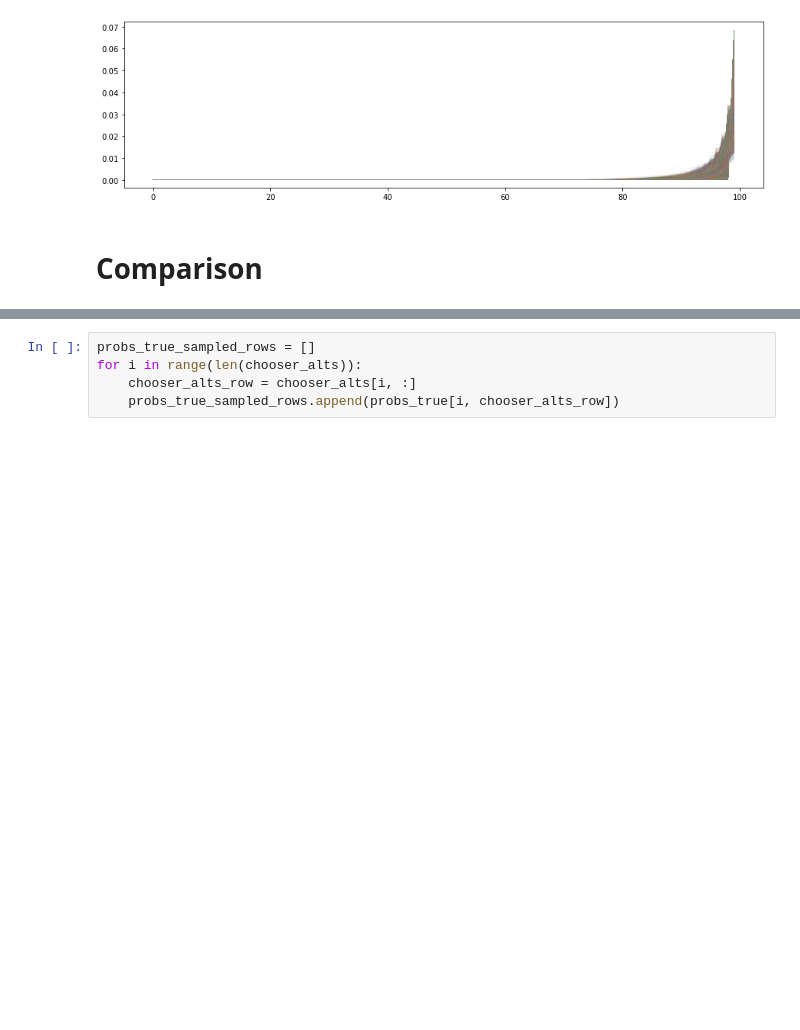
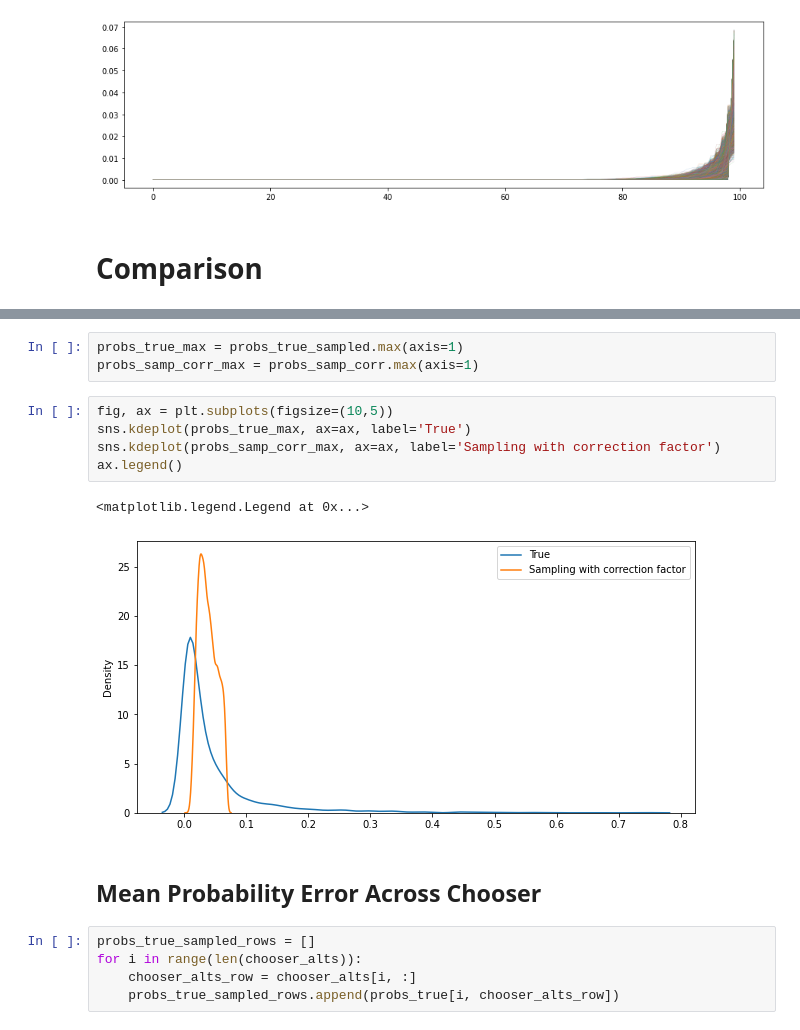
Before and after one commit to mxndrwgrdnr/simulation_bias, a Jupyter notebook: notebooks/large_mnl.ipynb, the cells around one changed output, grey strips where cells are left out. Saved outputs shown, nothing was run; the diff lists cells and outputs as text; blank space fills up the shorter version.

```diff
--- a/notebooks/large_mnl.ipynb
+++ b/notebooks/large_mnl.ipynb
@@ -243,3 +280,16 @@ Wall time: 3min 33s
+# %%
+probs_true_max = probs_true_sampled.max(axis=1)
+probs_samp_corr_max = probs_samp_corr.max(axis=1)
+# %%
+fig, ax = plt.subplots(figsize=(10,5))
+sns.kdeplot(probs_true_max, ax=ax, label='True')
+sns.kdeplot(probs_samp_corr_max, ax=ax, label='Sampling with correction factor')
+ax.legend()
+# %% [output]
+<matplotlib.legend.Legend at 0x...>
+[figure, added]
+# %% [markdown]
+## Mean Probability Error Across Chooser
 # %%
 probs_true_sampled_rows = []
 for i in range(len(chooser_alts)):
```
Also changed, not shown: parts of 28 cells of this notebook.
